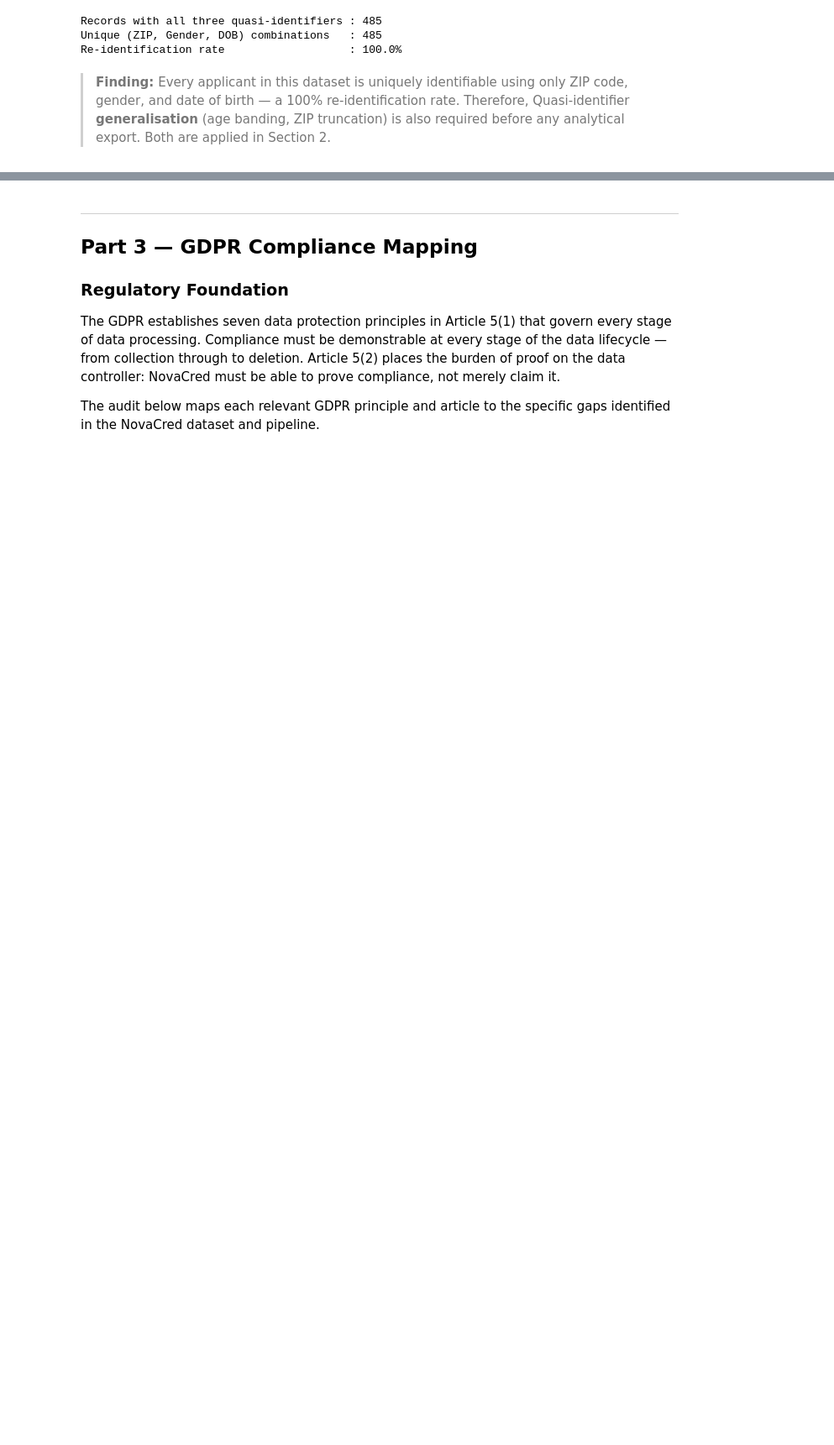
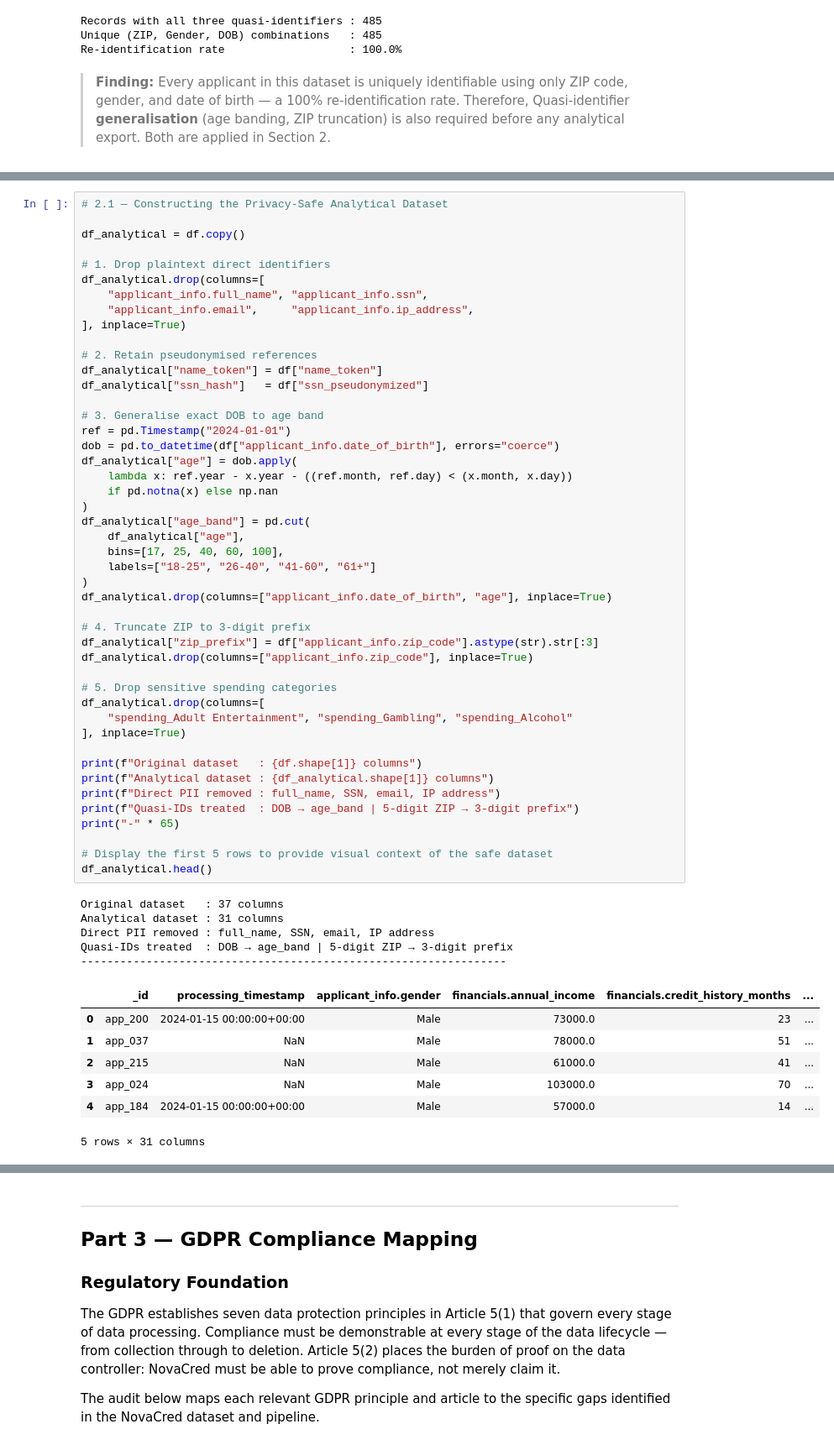
Before and after one commit to eveeichler/dego-project-team10, a Jupyter notebook: notebooks/03-privacy-governance.ipynb, the cells around one changed output, grey strips where cells are left out. Shown at 84% size. Cells and saved outputs as stored; diff of their text form; blank space fills up the shorter version.

```diff
--- a/notebooks/03-privacy-governance.ipynb
+++ b/notebooks/03-privacy-governance.ipynb
@@ -217,0 +269,59 @@ GDPR Article 4(5) defines pseudonymisation as processing personal data so it can
+# %%
+# 2.1 — Constructing the Privacy-Safe Analytical Dataset
+
+df_analytical = df.copy()
+
+# 1. Drop plaintext direct identifiers
+df_analytical.drop(columns=[
+    "applicant_info.full_name", "applicant_info.ssn",
+    "applicant_info.email",     "applicant_info.ip_address",
+], inplace=True)
+
+# 2. Retain pseudonymised references
+df_analytical["name_token"] = df["name_token"]
+df_analytical["ssn_hash"]   = df["ssn_pseudonymized"]
+
+# 3. Generalise exact DOB to age band
+ref = pd.Timestamp("2024-01-01")
+dob = pd.to_datetime(df["applicant_info.date_of_birth"], errors="coerce")
+df_analytical["age"] = dob.apply(
+    lambda x: ref.year - x.year - ((ref.month, ref.day) < (x.month, x.day))
+    if pd.notna(x) else np.nan
+)
+df_analytical["age_band"] = pd.cut(
+    df_analytical["age"],
+    bins=[17, 25, 40, 60, 100],
+    labels=["18-25", "26-40", "41-60", "61+"]
+)
+df_analytical.drop(columns=["applicant_info.date_of_birth", "age"], inplace=True)
+
+# 4. Truncate ZIP to 3-digit prefix
+df_analytical["zip_prefix"] = df["applicant_info.zip_code"].astype(str).str[:3]
+df_analytical.drop(columns=["applicant_info.zip_code"], inplace=True)
+
+# 5. Drop sensitive spending categories
+df_analytical.drop(columns=[
+    "spending_Adult Entertainment", "spending_Gambling", "spending_Alcohol"
+], inplace=True)
+
+print(f"Original dataset   : {df.shape[1]} columns")
+print(f"Analytical dataset : {df_analytical.shape[1]} columns")
+print(f"Direct PII removed : full_name, SSN, email, IP address")
+print(f"Quasi-IDs treated  : DOB → age_band | 5-digit ZIP → 3-digit prefix")
+print("-" * 65)
+
+# Display the first 5 rows to provide visual context of the safe dataset
+df_analytical.head()
+# %% [output]
+Original dataset   : 37 columns
+Analytical dataset : 31 columns
+Direct PII removed : full_name, SSN, email, IP address
+Quasi-IDs treated  : DOB → age_band | 5-digit ZIP → 3-digit prefix
+-----------------------------------------------------------------
+|  | _id | processing_timestamp | applicant_info.gender | financials.annual_income | financials.credit_history_months | ... |
+| 0 | app_200 | 2024-01-15 00:00:00+00:00 | Male | 73000.0 | 23 | ... |
+| 1 | app_037 | NaN | Male | 78000.0 | 51 | ... |
+| 2 | app_215 | NaN | Male | 61000.0 | 41 | ... |
+| 3 | app_024 | NaN | Male | 103000.0 | 70 | ... |
+| 4 | app_184 | 2024-01-15 00:00:00+00:00 | Male | 57000.0 | 14 | ... |
+5 rows × 31 columns
```
Also changed, not shown: parts of 7 cells of this notebook.
